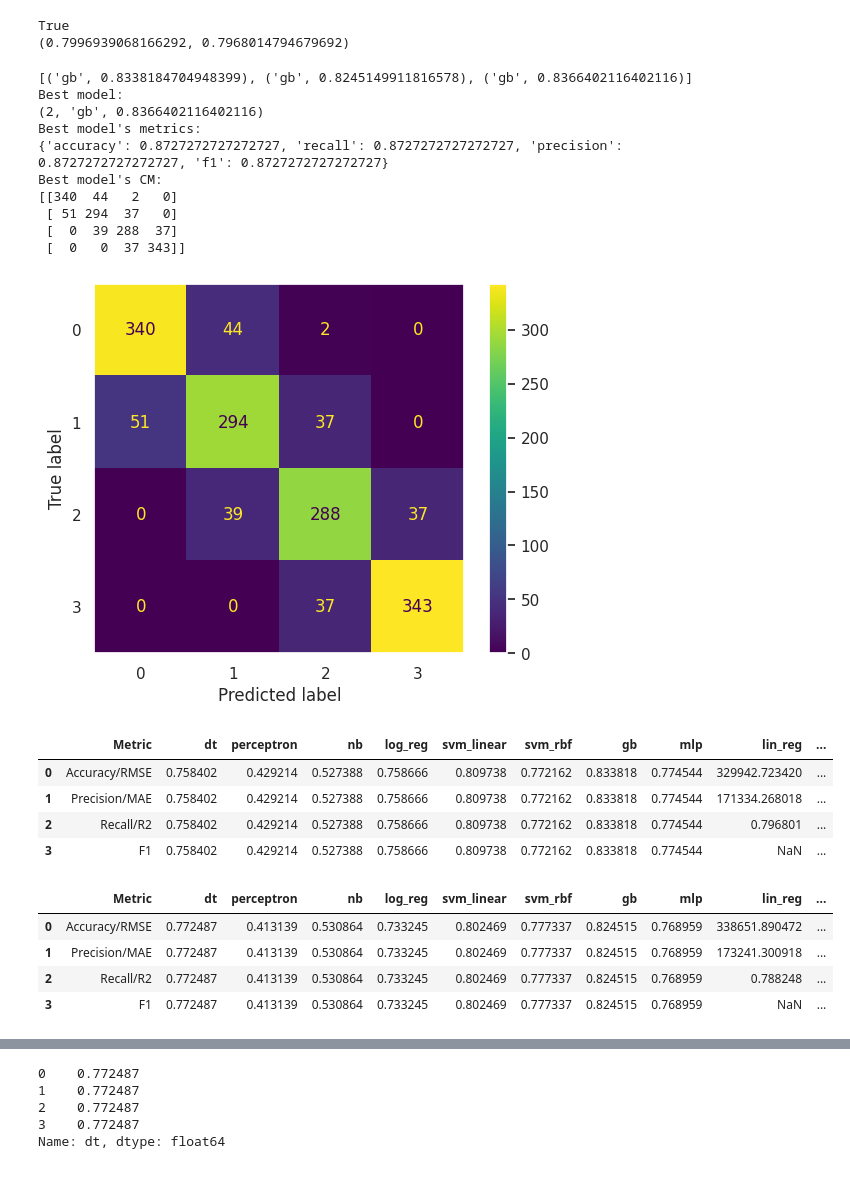
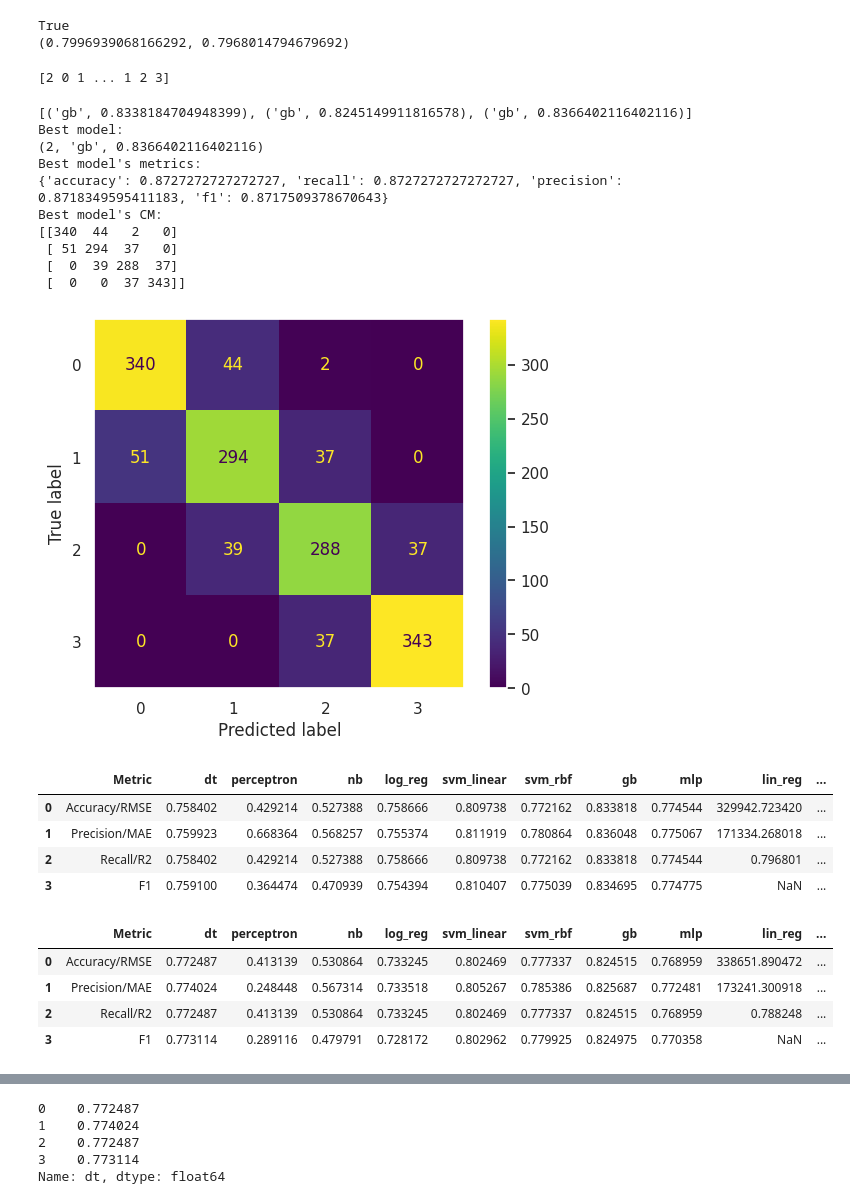
Before and after one commit to aimbesi1/CSC_4850-MachineLearning-Project, a Jupyter notebook: ML_Project.ipynb, the cells around one changed output, grey strips where cells are left out. Drawn from its saved outputs; the diff is of its cells as text; code cells hidden in the pictures.

```diff
--- a/ML_Project.ipynb
+++ b/ML_Project.ipynb
@@ -307,10 +307,10 @@ def init_models():
 def train_models(models, X_train, X_test, y_train, y_test, lc_dict, m_dict, b_dict):
   def get_metrics(model, X_train, y_train):
     scorer = {
-        "precision": metrics.make_scorer(metrics.precision_score, average="micro"),
-        "recall": metrics.make_scorer(metrics.recall_score, average="micro"),
+        "precision": metrics.make_scorer(metrics.precision_score, average="weighted"),
+        "recall": metrics.make_scorer(metrics.recall_score, average="weighted"),
         "accuracy": metrics.make_scorer(metrics.accuracy_score),
-        "f1": metrics.make_scorer(metrics.f1_score, average="micro")
+        "f1": metrics.make_scorer(metrics.f1_score, average="weighted")
     }
     cv = cross_validate(model, X_train, y_train, cv=10, scoring=scorer, return_train_score=False, return_estimator=True)
     print(cv)
@@ -867,3 +898,7 @@ print(best_scores)
+# %%
+print(best_predictions[0]['gb'])
+# %% [output]
+[2 0 1 ... 1 2 3]
 # %%
 # Find the best model
 
@@ -927,7 +962,7 @@ plt.show()
 Best model:
 (2, 'gb', 0.8366402116402116)
 Best model's metrics:
-{'accuracy': 0.8727272727272727, 'recall': 0.8727272727272727, 'precision': 0.8727272727272727, 'f1': 0.8727272727272727}
+{'accuracy': 0.8727272727272727, 'recall': 0.8727272727272727, 'precision': 0.8718349595411183, 'f1': 0.8717509378670643}
 Best model's CM:
 [[340  44   2   0]
  [ 51 294  37   0]
@@ -951,42 +986,42 @@ big_tables = [pd.DataFrame(columns=best_predictions[0].keys())] * 3
 for sample in range(len(big_tables)):
   big_tables[sample]["Metric"] = ['Accuracy/RMSE', 'Precision/MAE', 'Recall/R2', 'F1']
   big_tables[sample].set_index('Metric')
   cols = big_tables[sample].columns.tolist()
   cols = cols[-1:] + cols[:-1]
   big_tables[sample] = big_tables[sample][cols]
 
   # Populate each table with the metrics for each model instance belonging to that table's sample
   for key in best_predictions[sample].keys():
     m_list = []
     if key in {'lin_reg', 'ridge', 'lasso', 'ef'}:
       rmse = metrics.mean_squared_error(true_y[sample], best_predictions[sample][key], squared=False)
       mae = metrics.mean_absolute_error(true_y[sample], best_predictions[sample][key])
       r2 = metrics.r2_score(true_y[sample], best_predictions[sample][key])
       m_list = [rmse, mae, r2, None]
     else:
       accuracy = metrics.accuracy_score(true_y_d[sample], best_predictions[sample][key])
-      precision = metrics.precision_score(true_y_d[sample], best_predictions[sample][key], average="micro")
-      recall = metrics.recall_score(true_y_d[sample], best_predictions[sample][key], average="micro")
-      f1 = metrics.f1_score(true_y_d[sample], best_predictions[sample][key], average="micro")
+      precision = metrics.precision_score(true_y_d[sample], best_predictions[sample][key], average="weighted")
+      recall = metrics.recall_score(true_y_d[sample], best_predictions[sample][key], average="weighted")
+      f1 = metrics.f1_score(true_y_d[sample], best_predictions[sample][key], average="weighted")
       m_list = [accuracy, precision, recall, f1]
     # print(m_list)
     big_tables[sample][key] = m_list
     # print("Insertion done")
 
 
 for table in big_tables:
   display(table)
 
 print(big_tables[1]['dt'])
 # %% [output]
 |  | Metric | dt | perceptron | nb | log_reg | svm_linear | svm_rbf | gb | mlp | lin_reg | ... |
 | 0 | Accuracy/RMSE | 0.758402 | 0.429214 | 0.527388 | 0.758666 | 0.809738 | 0.772162 | 0.833818 | 0.774544 | 329942.723420 | ... |
-| 1 | Precision/MAE | 0.758402 | 0.429214 | 0.527388 | 0.758666 | 0.809738 | 0.772162 | 0.833818 | 0.774544 | 171334.268018 | ... |
+| 1 | Precision/MAE | 0.759923 | 0.668364 | 0.568257 | 0.755374 | 0.811919 | 0.780864 | 0.836048 | 0.775067 | 171334.268018 | ... |
 | 2 | Recall/R2 | 0.758402 | 0.429214 | 0.527388 | 0.758666 | 0.809738 | 0.772162 | 0.833818 | 0.774544 | 0.796801 | ... |
-| 3 | F1 | 0.758402 | 0.429214 | 0.527388 | 0.758666 | 0.809738 | 0.772162 | 0.833818 | 0.774544 | NaN | ... |
+| 3 | F1 | 0.759100 | 0.364474 | 0.470939 | 0.754394 | 0.810407 | 0.775039 | 0.834695 | 0.774775 | NaN | ... |
 |  | Metric | dt | perceptron | nb | log_reg | svm_linear | svm_rbf | gb | mlp | lin_reg | ... |
 | 0 | Accuracy/RMSE | 0.772487 | 0.413139 | 0.530864 | 0.733245 | 0.802469 | 0.777337 | 0.824515 | 0.768959 | 338651.890472 | ... |
-| 1 | Precision/MAE | 0.772487 | 0.413139 | 0.530864 | 0.733245 | 0.802469 | 0.777337 | 0.824515 | 0.768959 | 173241.300918 | ... |
+| 1 | Precision/MAE | 0.774024 | 0.248448 | 0.567314 | 0.733518 | 0.805267 | 0.785386 | 0.825687 | 0.772481 | 173241.300918 | ... |
 | 2 | Recall/R2 | 0.772487 | 0.413139 | 0.530864 | 0.733245 | 0.802469 | 0.777337 | 0.824515 | 0.768959 | 0.788248 | ... |
-| 3 | F1 | 0.772487 | 0.413139 | 0.530864 | 0.733245 | 0.802469 | 0.777337 | 0.824515 | 0.768959 | NaN | ... |
+| 3 | F1 | 0.773114 | 0.289116 | 0.479791 | 0.728172 | 0.802962 | 0.779925 | 0.824975 | 0.770358 | NaN | ... |
 |  | Metric | dt | perceptron | nb | log_reg | svm_linear | svm_rbf | gb | mlp | lin_reg | ... |
@@ -997,5 +1032,5 @@ print(big_tables[1]['dt'])
 0    0.772487
-1    0.772487
+1    0.774024
 2    0.772487
-3    0.772487
+3    0.773114
 Name: dt, dtype: float64
```
Also changed, not shown: parts of 5 cells of this notebook.
